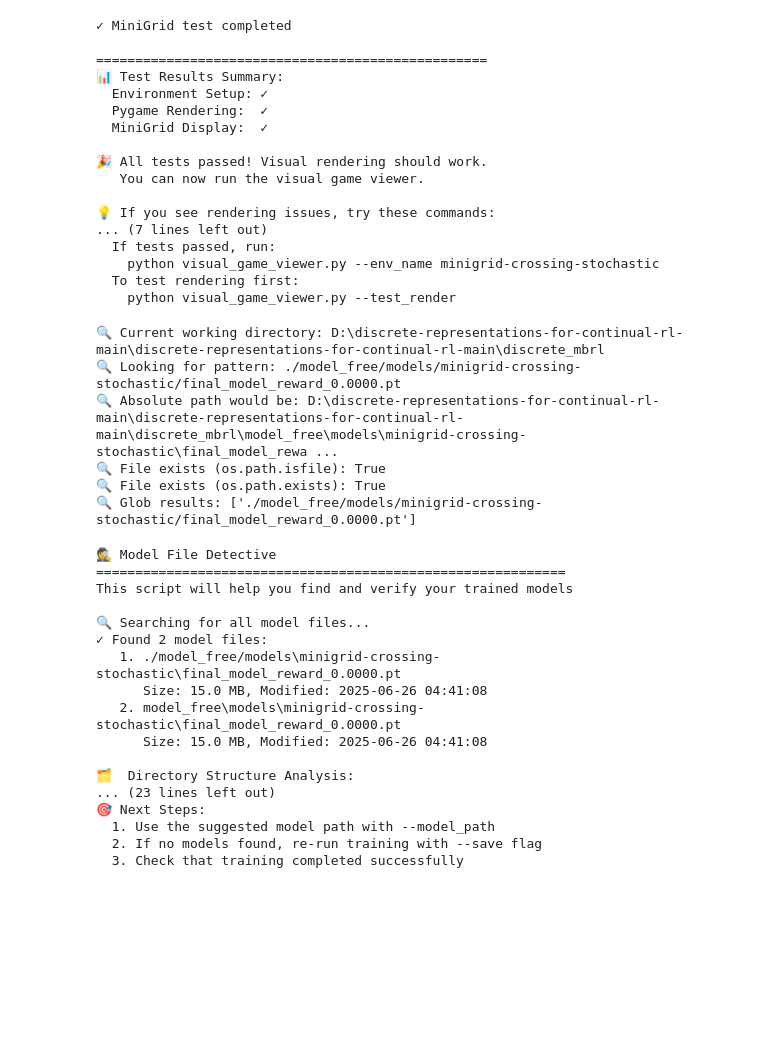
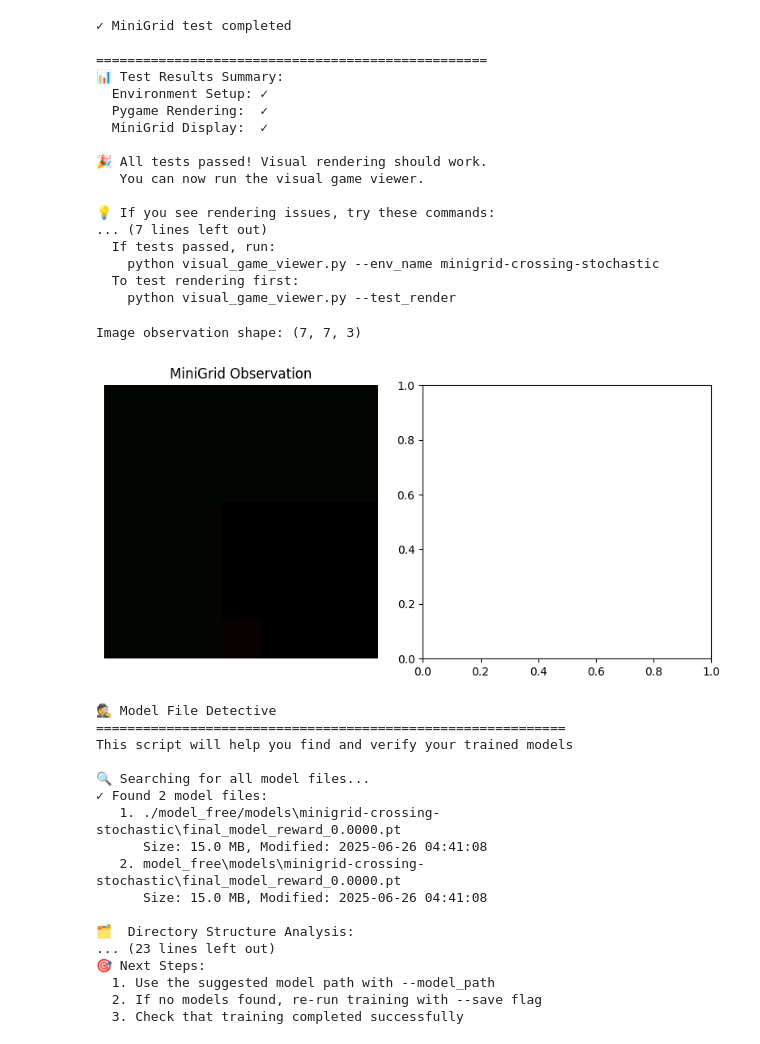
Before and after one commit to samsmithspace/DiscreateRL, a Jupyter notebook: discrete_mbrl/testpy.ipynb, the cells around one changed output. Cells and saved outputs as stored; diff of their text form; code cells hidden in the pictures; blank space fills up the shorter version.

```diff
--- a/discrete_mbrl/testpy.ipynb
+++ b/discrete_mbrl/testpy.ipynb
@@ -237,27 +237,39 @@ pygame 2.6.1 (SDL 2.28.4, Python 3.9.0)
   To test rendering first:
     python visual_game_viewer.py --test_render
 # %%
-import os
-import glob
+import matplotlib.pyplot as plt
+import numpy as np
 
-# Debug the current working directory and file existence
-current_dir = os.getcwd()
-print(f"🔍 Current working directory: {current_dir}")
-pattern = f"./model_free/models/minigrid-crossing-stochastic/final_model_reward_0.0000.pt"
-print(f"🔍 Looking for pattern: {pattern}")
-print(f"🔍 Absolute path would be: {os.path.abspath(pattern)}")
-print(f"🔍 File exists (os.path.isfile): {os.path.isfile(pattern)}")
-print(f"🔍 File exists (os.path.exists): {os.path.exists(pattern)}")
+# If observation is a dict (which is typical for MiniGrid)
+if isinstance(obs, dict) and 'image' in obs:
+    img_obs = obs['image']
+    print(f"Image observation shape: {img_obs.shape}")
 
-files = glob.glob(pattern)
-print(f"🔍 Glob results: {files}")
+    # MiniGrid images are usually (height, width, channels)
+    plt.figure(figsize=(8, 4))
+
+    plt.subplot(1, 2, 1)
+    plt.imshow(img_obs)
+    plt.title("MiniGrid Observation")
+    plt.axis('off')
+
+    plt.subplot(1, 2, 2)
+    rendered = env.render()
+    if rendered is not None:
+        plt.imshow(rendered)
+        plt.title("Environment Render")
+        plt.axis('off')
+
+    plt.tight_layout()
+    plt.show()
+else:
+    # If it's a direct array
+    plt.imshow(obs)
+    plt.title("Direct Observation")
+    plt.show()
 # %% [output]
-🔍 Current working directory: D:\discrete-representations-for-continual-rl-main\discrete-representations-for-continual-rl-main\discrete_mbrl
-🔍 Looking for pattern: ./model_free/models/minigrid-crossing-stochastic/final_model_reward_0.0000.pt
-🔍 Absolute path would be: D:\discrete-representations-for-continual-rl-main\discrete-representations-for-continual-rl-main\discrete_mbrl\model_free\models\minigrid-crossing-stochastic\final_model_rewa ...
-🔍 File exists (os.path.isfile): True
-🔍 File exists (os.path.exists): True
-🔍 Glob results: ['./model_free/models/minigrid-crossing-stochastic/final_model_reward_0.0000.pt']
+Image observation shape: (7, 7, 3)
+[figure, added]
 # %%
 #!/usr/bin/env python3
 """
```
Also changed, not shown: 1 other file.
